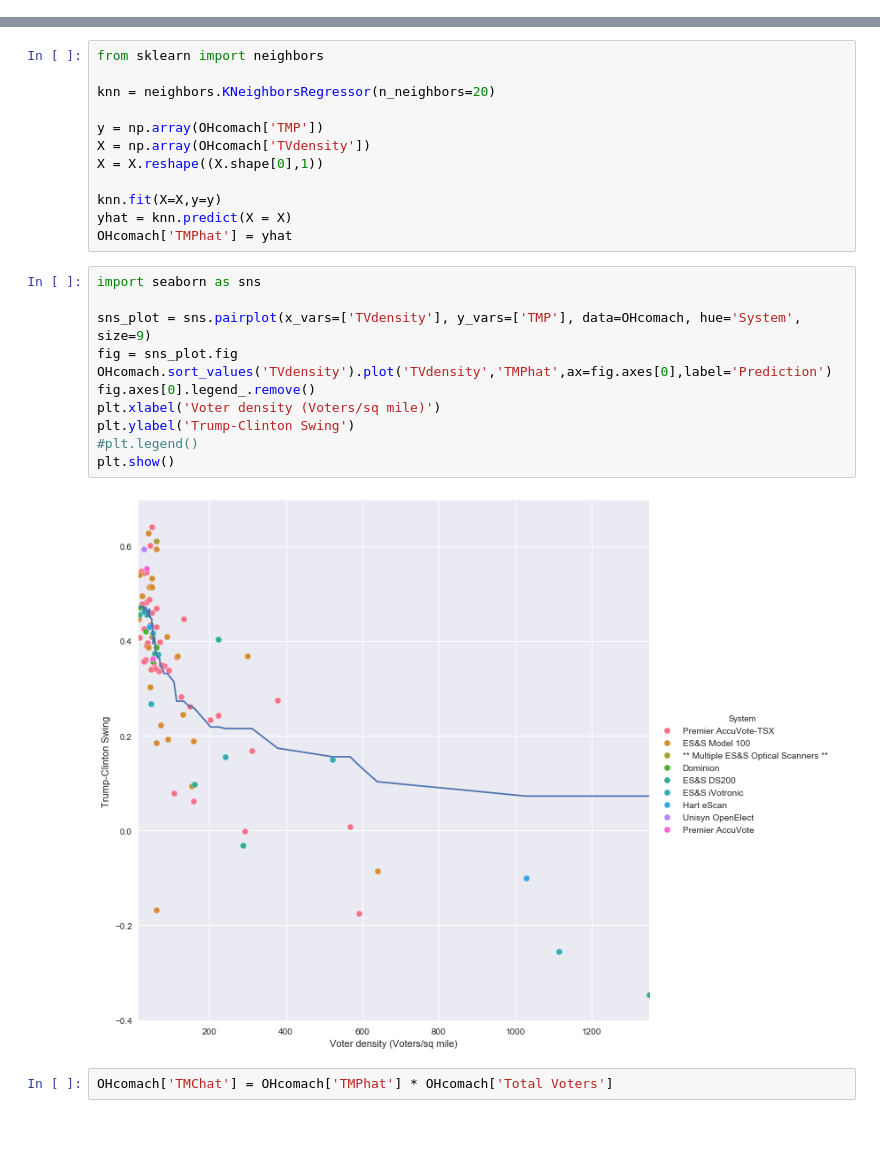
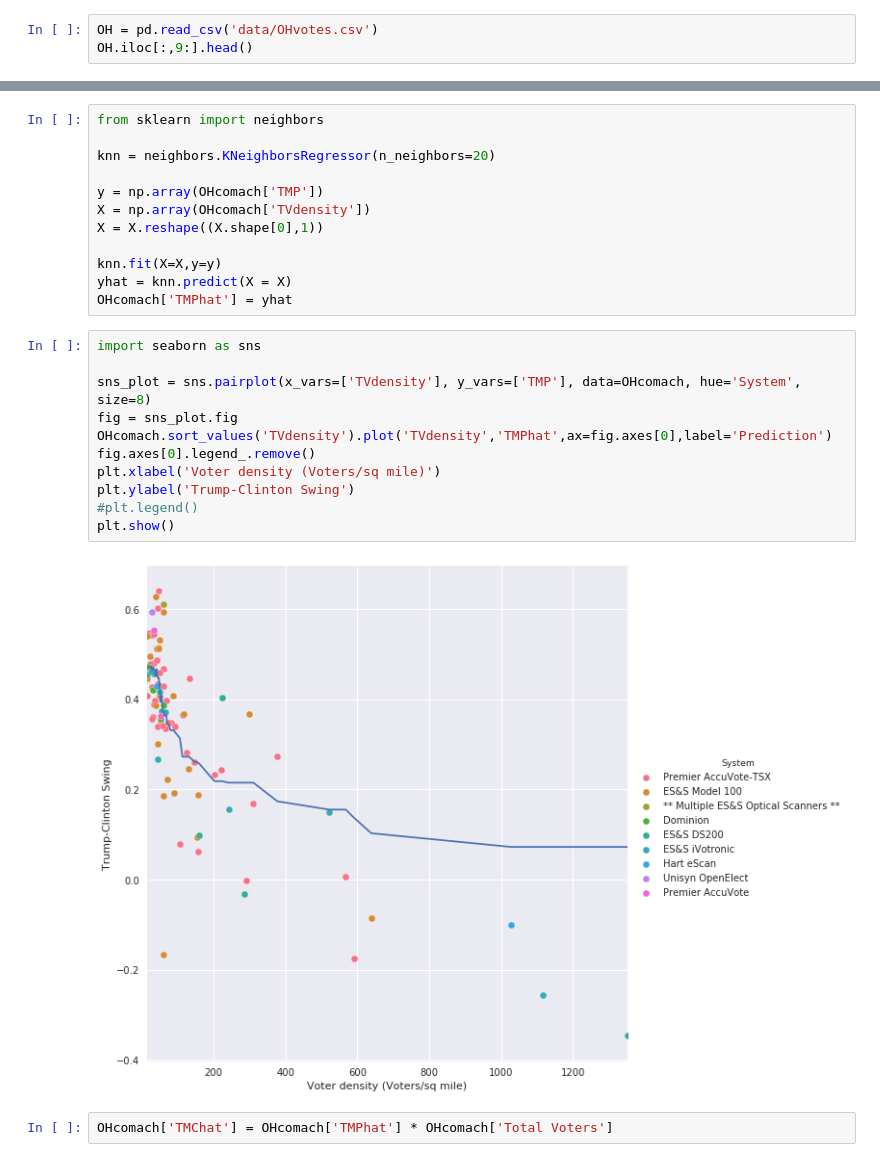
Before and after one commit to sarahdee712/DataTech, a Jupyter notebook: notebooks/Election.ipynb, the cells around one changed output, grey strips where cells are left out. Cells and saved outputs as stored; diff of their text form; blank space fills up the shorter version.

```diff
--- a/notebooks/Election.ipynb
+++ b/notebooks/Election.ipynb
@@ -50,3 +103,6 @@ OH.head()
 | 3 | Adams | GREEN TOWNSHIP | AAE | Southwest | Cincinnati | 409 | 259 | ... |
 | 4 | Adams | JEFFERSON TOWNSHIP | AAG | Southwest | Cincinnati | 537 | 351 | ... |
 5 rows × 31 columns
+# %%
+OH = pd.read_csv('data/OHvotes.csv')
+OH.iloc[:,9:].head()
@@ -387,16 +500,16 @@ OHcomach['TMPhat'] = yhat
 # %%
 import seaborn as sns
 
-sns_plot = sns.pairplot(x_vars=['TVdensity'], y_vars=['TMP'], data=OHcomach, hue='System', size=9)
+sns_plot = sns.pairplot(x_vars=['TVdensity'], y_vars=['TMP'], data=OHcomach, hue='System', size=8)
 fig = sns_plot.fig
 OHcomach.sort_values('TVdensity').plot('TVdensity','TMPhat',ax=fig.axes[0],label='Prediction')
 fig.axes[0].legend_.remove()
 plt.xlabel('Voter density (Voters/sq mile)')
 plt.ylabel('Trump-Clinton Swing')
 #plt.legend()
 plt.show()
 # %% [output]
-[figure, old version]
+[figure, new version]
 # %%
 OHcomach['TMChat'] = OHcomach['TMPhat'] * OHcomach['Total Voters']
 # %%
```
Also changed, not shown: parts of 40 cells of this notebook.
